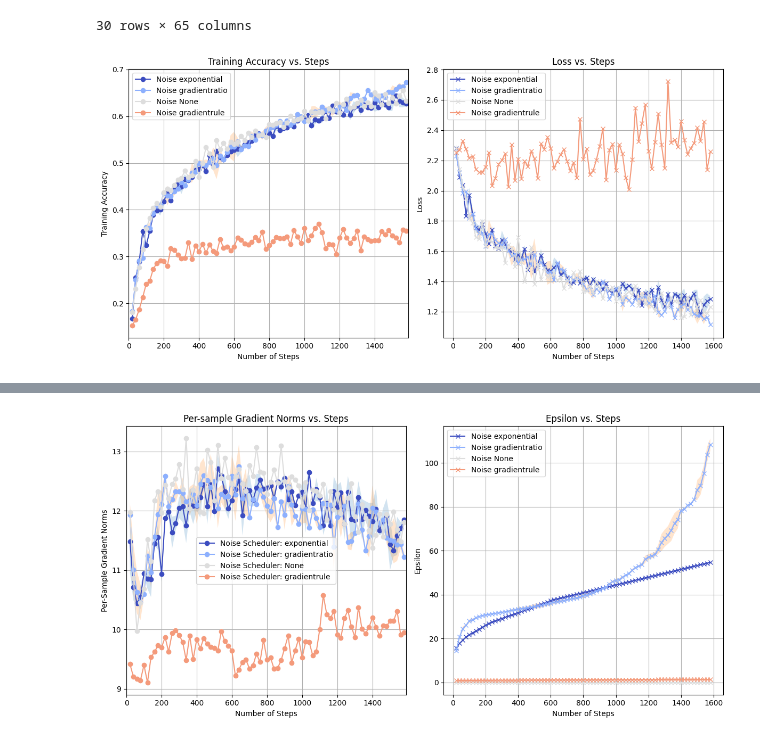
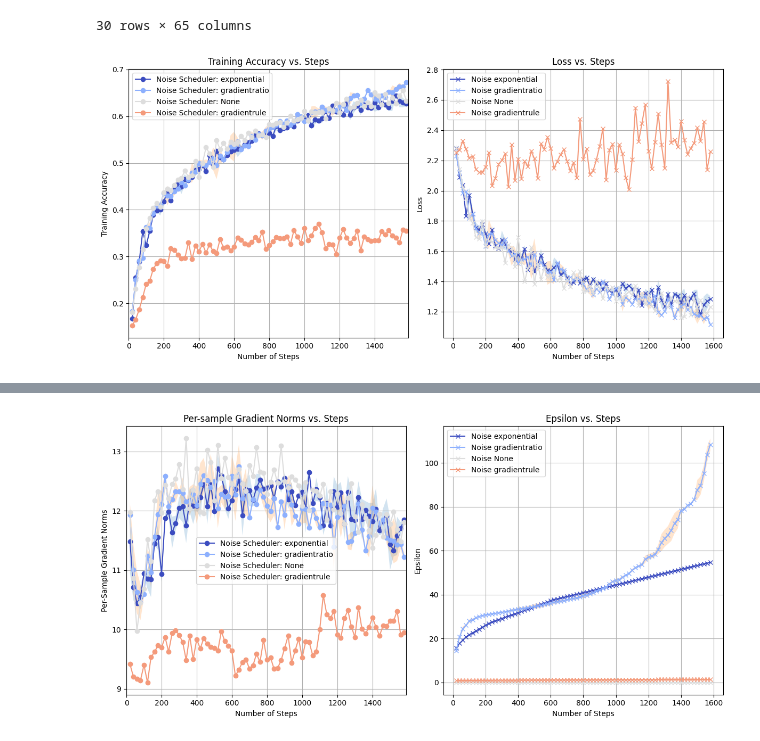
Before and after one commit to LisaRebecca/privacy-preserving-data-analytics, a Jupyter notebook: src/tan/noise_experiments.ipynb, the cells around one changed output, grey strips where cells are left out. Saved outputs shown, nothing was run; the diff lists cells and outputs as text; code cells hidden in the pictures.

```diff
--- a/src/tan/noise_experiments.ipynb
+++ b/src/tan/noise_experiments.ipynb
@@ -836,38 +836,38 @@ for noise_scheduler, group in scheduler_groups.items():
 
     # Plot training accuracy with shaded standard deviation
     plt.subplot(1, 2, 1)
-    plt.plot(all_steps, mean_train_acc, label=f'Noise {noise_scheduler}', marker='o', color=colors[col_idx])
+    plt.plot(all_steps, mean_train_acc, label=f'Noise Scheduler: {noise_scheduler}', marker='o', color=colors[col_idx])
 
     plt.fill_between(all_steps, np.array(mean_train_acc) - np.array(std_train_acc),
                      np.array(mean_train_acc) + np.array(std_train_acc), alpha=0.2)
 
     # Plot loss with shaded standard deviation
     plt.subplot(1, 2, 2)
     plt.plot(all_steps, mean_loss, label=f'Noise {noise_scheduler}', marker='x', color=colors[col_idx])
     col_idx +=1
     plt.fill_between(all_steps, np.array(mean_loss) - np.array(std_loss),
                      np.array(mean_loss) + np.array(std_loss), alpha=0.2)
 
 # Set labels, titles, and grids
 plt.subplot(1, 2, 1)
 plt.xlabel('Number of Steps')
 plt.ylabel('Training Accuracy')
 plt.xlim(0,1590)
 plt.title('Training Accuracy vs. Steps')
 plt.grid(True)
 plt.legend()
 
 plt.subplot(1, 2, 2)
 plt.xlabel('Number of Steps')
 plt.ylabel('Loss')
 plt.title('Loss vs. Steps')
 plt.grid(True)
 plt.legend()
 
 # Adjust layout to avoid overlap
 plt.tight_layout()
 
 # Show the plot
 plt.show()
 # %% [output]
-[figure, old version]
+[figure, new version]
```
Also changed, not shown: parts of 2 cells of this notebook.
